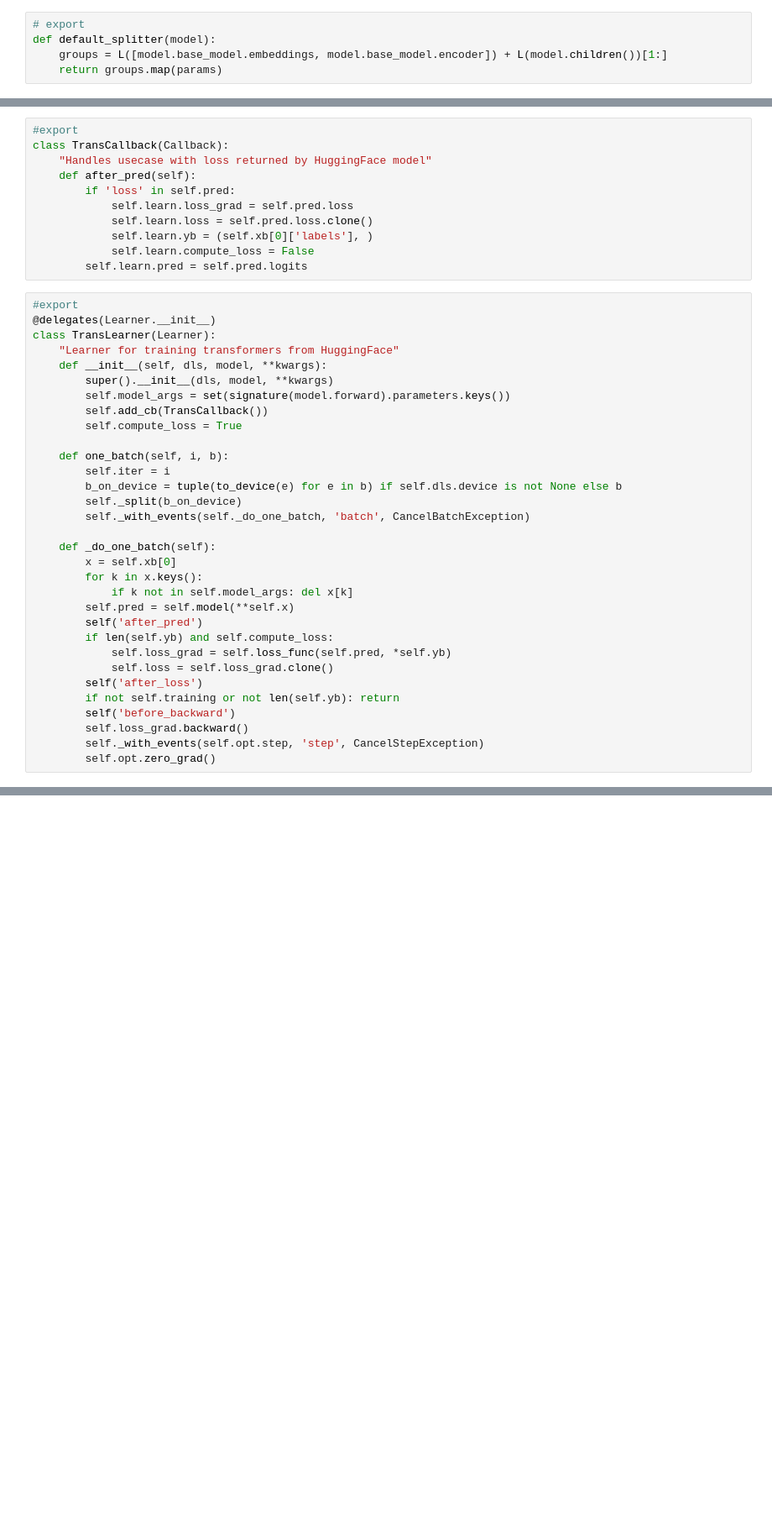
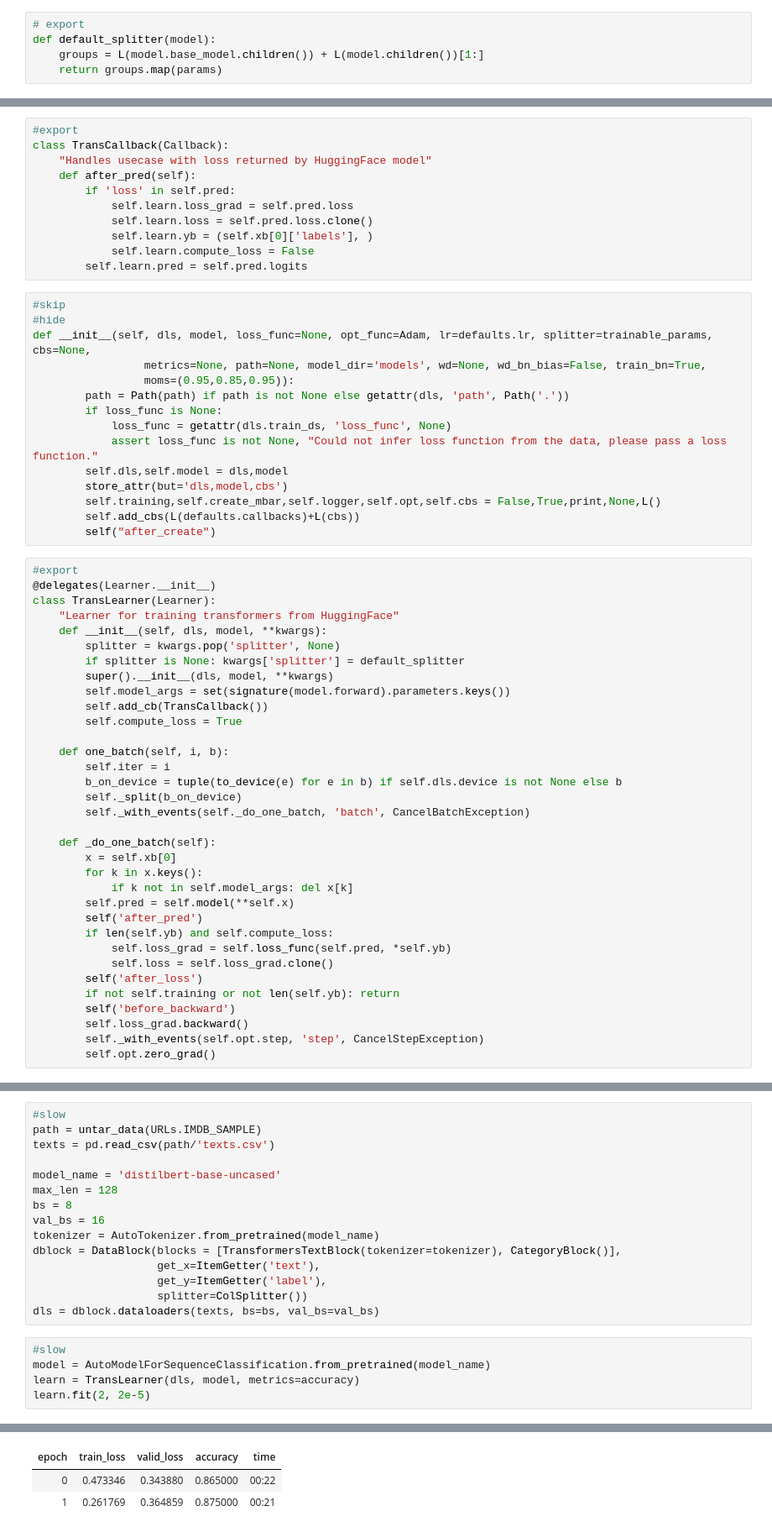
Before and after one commit to aikindergarten/fasthugs, a Jupyter notebook: nbs/01_learner.ipynb, the cells around one changed output, grey strips where cells are left out. Shown at 84% size. Drawn from its saved outputs; the diff is of its cells as text; blank space fills up the shorter version.

Commit message:
classification tests and example

```diff
--- a/nbs/01_learner.ipynb
+++ b/nbs/01_learner.ipynb
@@ -18,7 +29,7 @@ from inspect import signature
 # %%
 # export
 def default_splitter(model):
-    groups = L([model.base_model.embeddings, model.base_model.encoder]) + L(model.children())[1:]
+    groups = L(model.base_model.children()) + L(model.children())[1:]
     return groups.map(params)
 # %% [markdown]
 ## TransLearner and utils
@@ -45,12 +56,29 @@ class TransCallback(Callback):
             self.learn.yb = (self.xb[0]['labels'], )
             self.learn.compute_loss = False
         self.learn.pred = self.pred.logits
+# %%
+#skip
+#hide
+def __init__(self, dls, model, loss_func=None, opt_func=Adam, lr=defaults.lr, splitter=trainable_params, cbs=None,
+                 metrics=None, path=None, model_dir='models', wd=None, wd_bn_bias=False, train_bn=True,
+                 moms=(0.95,0.85,0.95)):
+        path = Path(path) if path is not None else getattr(dls, 'path', Path('.'))
+        if loss_func is None:
+            loss_func = getattr(dls.train_ds, 'loss_func', None)
+            assert loss_func is not None, "Could not infer loss function from the data, please pass a loss function."
+        self.dls,self.model = dls,model
+        store_attr(but='dls,model,cbs')
+        self.training,self.create_mbar,self.logger,self.opt,self.cbs = False,True,print,None,L()
+        self.add_cbs(L(defaults.callbacks)+L(cbs))
+        self("after_create")
 # %%
 #export
 @delegates(Learner.__init__)
 class TransLearner(Learner):
     "Learner for training transformers from HuggingFace"
     def __init__(self, dls, model, **kwargs):
+        splitter = kwargs.pop('splitter', None)
+        if splitter is None: kwargs['splitter'] = default_splitter
         super().__init__(dls, model, **kwargs)
         self.model_args = set(signature(model.forward).parameters.keys())
         self.add_cb(TransCallback())
@@ -79,0 +110,21 @@ class TransLearner(Learner):
+# %%
+#slow
+path = untar_data(URLs.IMDB_SAMPLE)
+texts = pd.read_csv(path/'texts.csv')
+
+model_name = 'distilbert-base-uncased'
+max_len = 128
+bs = 8
+val_bs = 16
+tokenizer = AutoTokenizer.from_pretrained(model_name)
+dblock = DataBlock(blocks = [TransformersTextBlock(tokenizer=tokenizer), CategoryBlock()],
+                   get_x=ItemGetter('text'),
+                   get_y=ItemGetter('label'),
+                   splitter=ColSplitter())
+dls = dblock.dataloaders(texts, bs=bs, val_bs=val_bs)
+# %%
+#slow
+model = AutoModelForSequenceClassification.from_pretrained(model_name)
+learn = TransLearner(dls, model, metrics=accuracy)
+learn.fit(2, 2e-5)
+# %% [output]
@@ -79,0 +136,3 @@ class TransLearner(Learner):
+| epoch | train_loss | valid_loss | accuracy | time |
+| 0 | 0.473346 | 0.343880 | 0.865000 | 00:22 |
+| 1 | 0.261769 | 0.364859 | 0.875000 | 00:21 |
```
Also changed, not shown: parts of 8 cells of this notebook, 13 other files.
